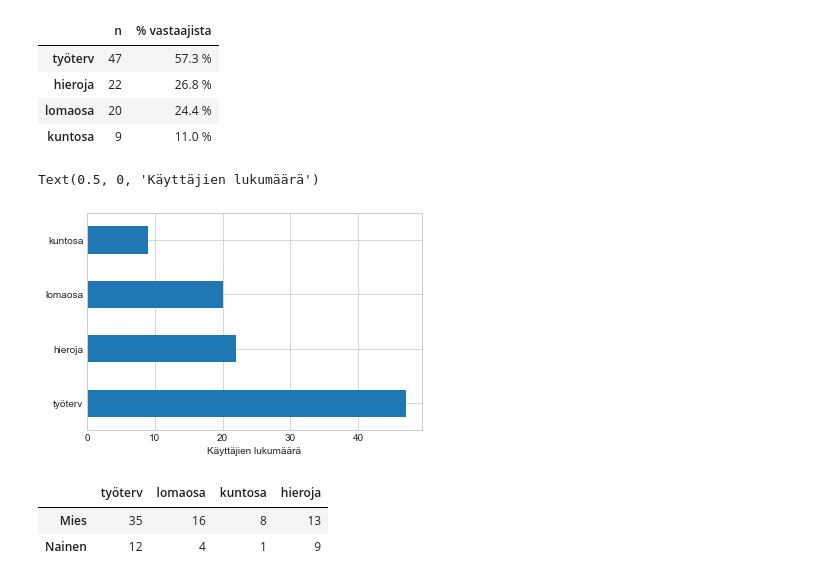
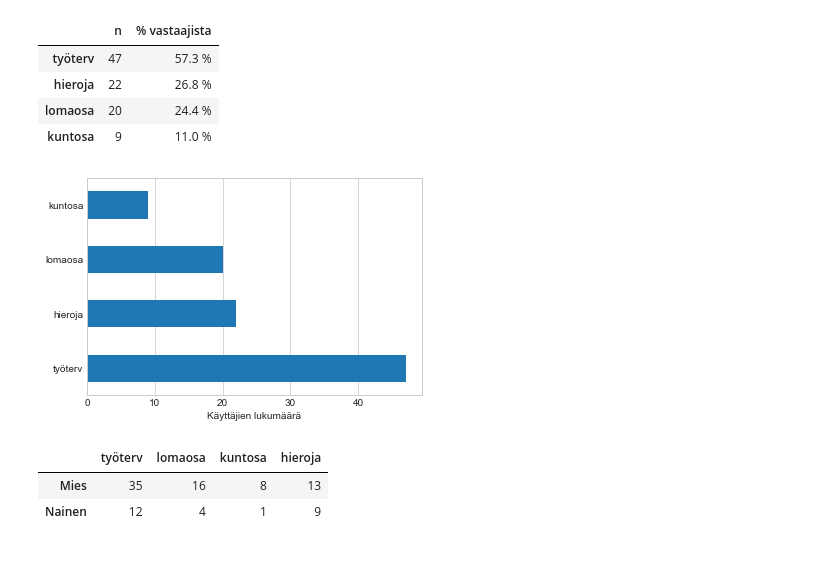
Before and after one commit to taanila/selittava, a Jupyter notebook: lukumaaria.ipynb, the cells around one changed output. Cells and saved outputs as stored; diff of their text form; code cells hidden in the pictures.

```diff
--- a/lukumaaria.ipynb
+++ b/lukumaaria.ipynb
@@ -253,11 +272,13 @@ df5.style.format({'% vastaajista':'{:.1f} %'})
 # %%
 # Edellinen pylväinä
 ax5 = df5['n'].plot.barh(legend = False)
 
 ax5.set_xlabel('Käyttäjien lukumäärä')
+
+# Poistan vaakasuuntaisen taustaviivoituksen
+ax5.grid(axis = 'y')
 # %% [output]
-Text(0.5, 0, 'Käyttäjien lukumäärä')
-[figure, old version]
+[figure, new version]
 # %%
 # Monivalinnat sukupuolen mukaan
 df6 = df.groupby('sukup')[monivalinnat].count()
```
Also changed, not shown: parts of 29 cells of this notebook.
